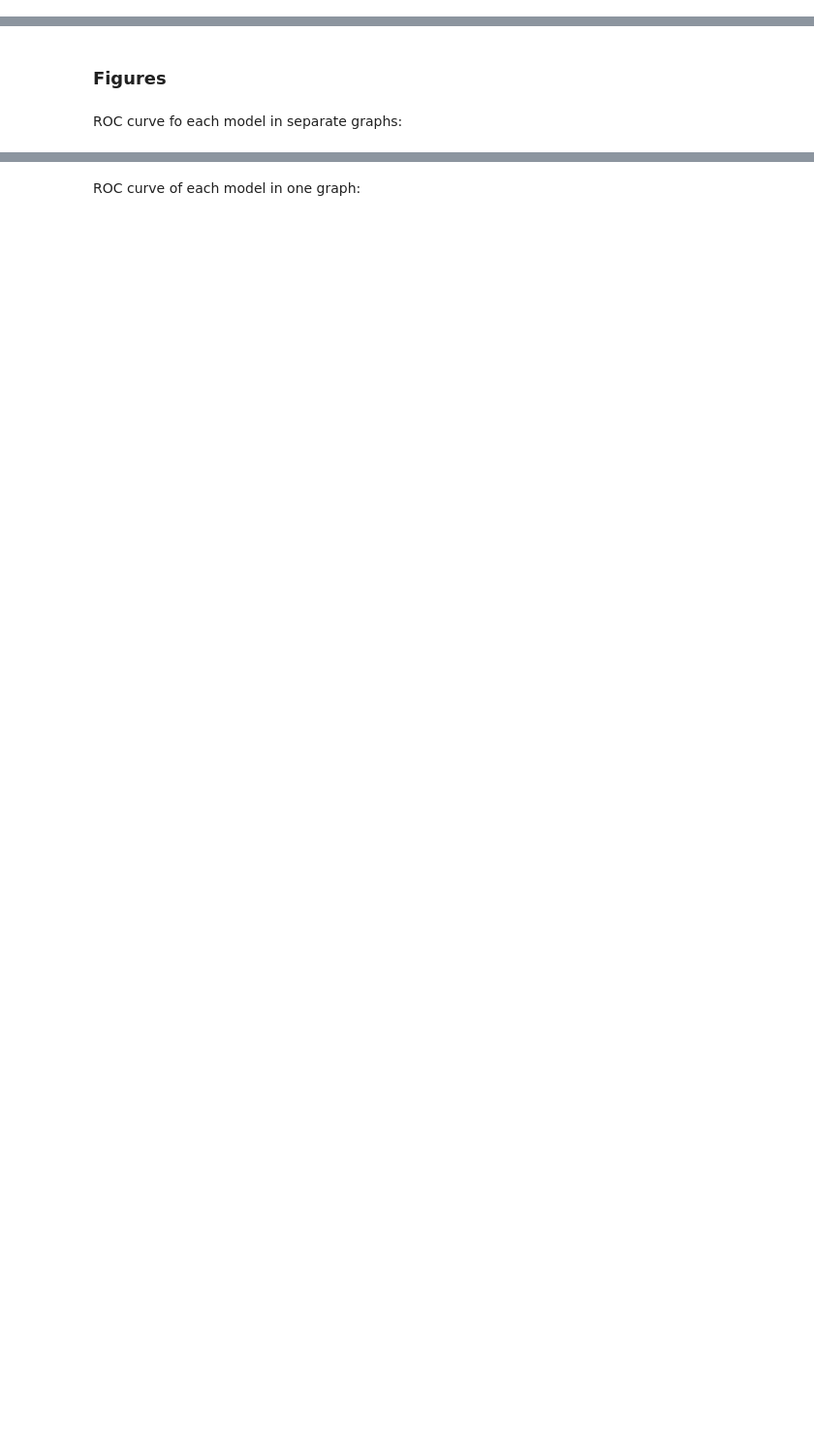
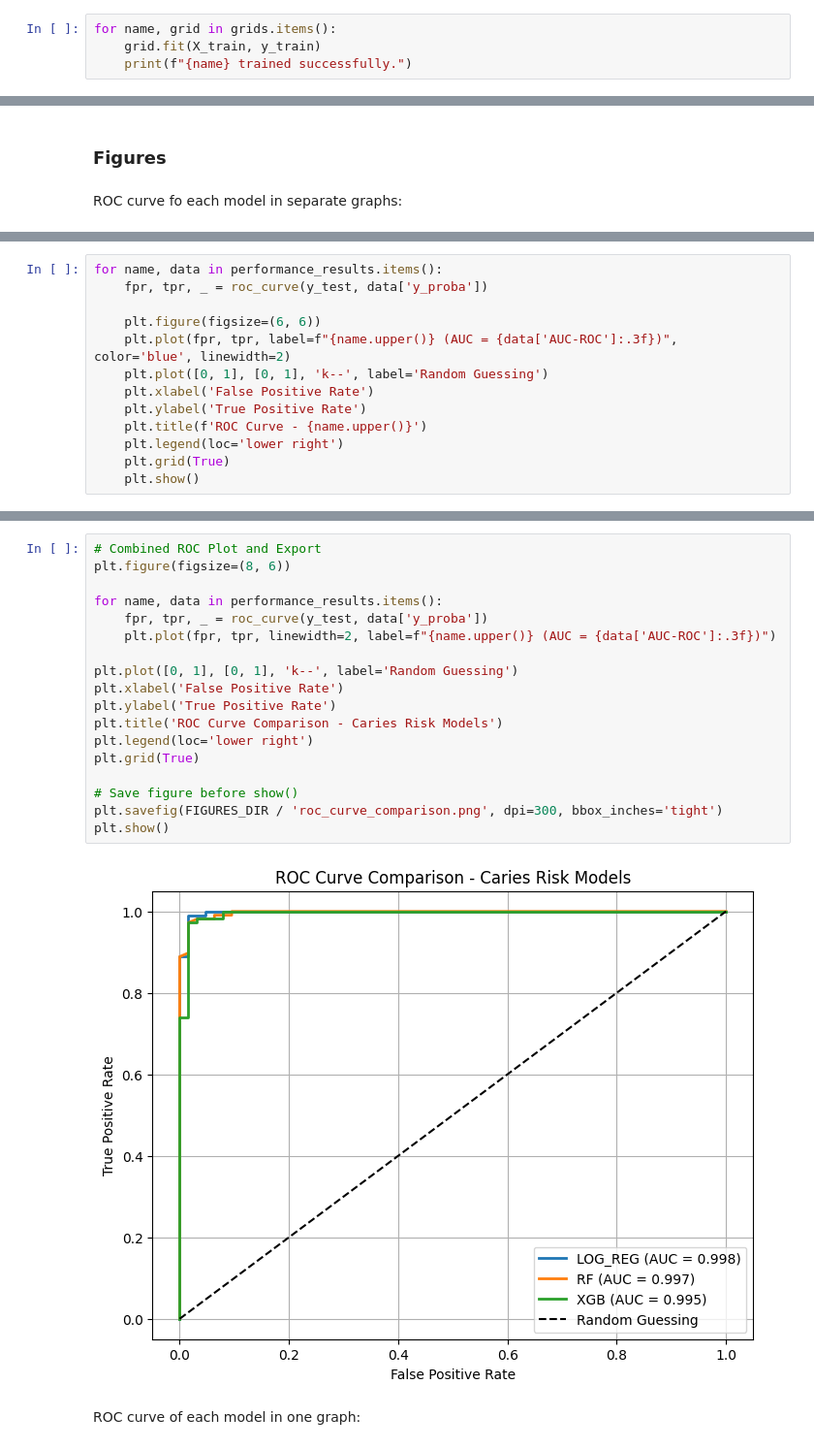
Before and after one commit to PixulMonk/caries-risk-prediction-ml, a Jupyter notebook: notebooks/caries_risk_prediction_models.ipynb, the cells around one changed output, grey strips where cells are left out. Shown at 97% size. Saved outputs shown, nothing was run; the diff lists cells and outputs as text; blank space fills up the shorter version.

Commit message:
refactor: clean notebook, compute metrics, and export reports and trained model

```diff
--- a/notebooks/caries_risk_prediction_models.ipynb
+++ b/notebooks/caries_risk_prediction_models.ipynb
@@ -163,0 +139,4 @@ weighted avg       0.98      0.98      0.98       171
+# %%
+for name, grid in grids.items():
+    grid.fit(X_train, y_train)
+    print(f"{name} trained successfully.")
@@ -220,0 +305,13 @@ plot_single_roc(y_test, y_proba_xgb, 'XGBoost')
+# %%
+for name, data in performance_results.items():
+    fpr, tpr, _ = roc_curve(y_test, data['y_proba'])
+
+    plt.figure(figsize=(6, 6))
+    plt.plot(fpr, tpr, label=f"{name.upper()} (AUC = {data['AUC-ROC']:.3f})", color='blue', linewidth=2)
+    plt.plot([0, 1], [0, 1], 'k--', label='Random Guessing')
+    plt.xlabel('False Positive Rate')
+    plt.ylabel('True Positive Rate')
+    plt.title(f'ROC Curve - {name.upper()}')
+    plt.legend(loc='lower right')
+    plt.grid(True)
+    plt.show()
@@ -221,2 +322,22 @@ plot_single_roc(y_test, y_proba_xgb, 'XGBoost')
+# %%
+# Combined ROC Plot and Export
+plt.figure(figsize=(8, 6))
+
+for name, data in performance_results.items():
+    fpr, tpr, _ = roc_curve(y_test, data['y_proba'])
+    plt.plot(fpr, tpr, linewidth=2, label=f"{name.upper()} (AUC = {data['AUC-ROC']:.3f})")
+
+plt.plot([0, 1], [0, 1], 'k--', label='Random Guessing')
+plt.xlabel('False Positive Rate')
+plt.ylabel('True Positive Rate')
+plt.title('ROC Curve Comparison - Caries Risk Models')
+plt.legend(loc='lower right')
+plt.grid(True)
+
+# Save figure before show()
+plt.savefig(FIGURES_DIR / 'roc_curve_comparison.png', dpi=300, bbox_inches='tight')
+plt.show()
+# %% [output]
+[figure, added]
 # %% [markdown]
 ROC curve of each model in one graph:
```
Also changed, not shown: parts of 30 cells of this notebook, 1 other file.
